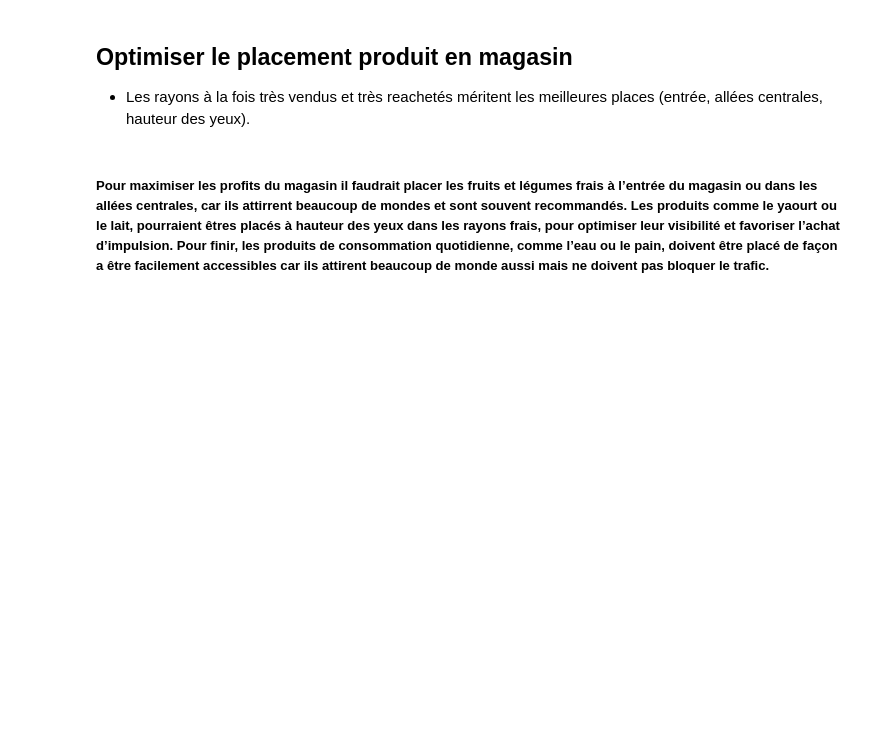
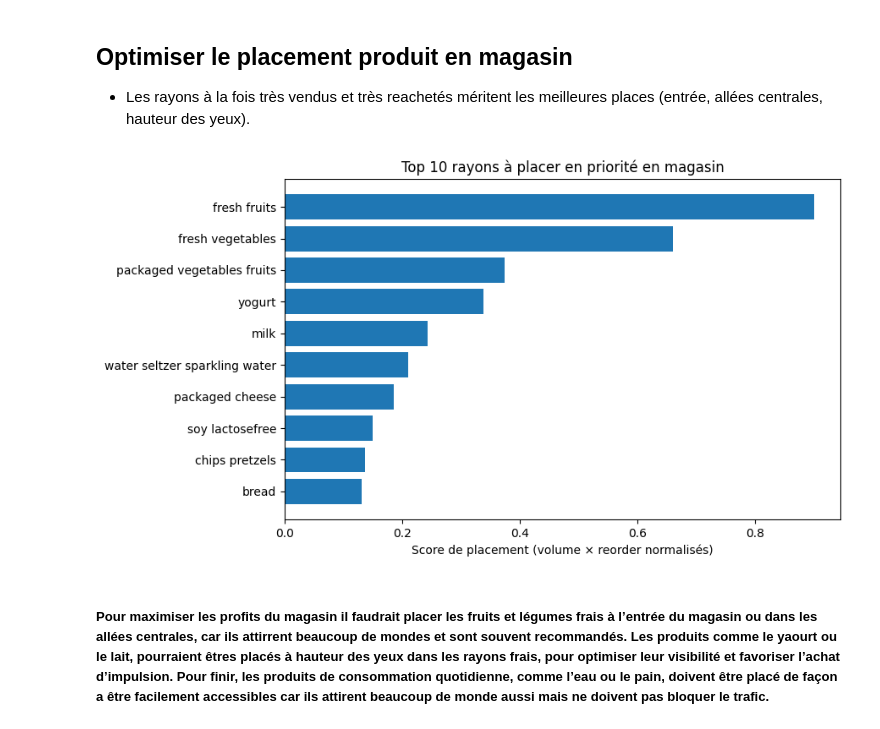
Before and after one commit to LeMatt28/Nextbuy-AI, a Jupyter notebook: notebook.ipynb, the cells around one changed output. Cells and saved outputs as stored; diff of their text form; code cells hidden in the pictures; blank space fills up the shorter version.

Commit message:
add score aisle

```diff
--- a/notebook.ipynb
+++ b/notebook.ipynb
@@ -203,5 +203,34 @@ plt.show()
 ## Optimiser le placement produit en magasin
 
  - Les rayons à la fois très vendus et très reachetés méritent les meilleures places (entrée, allées centrales, hauteur des yeux).
+# %%
+# score de placement par rayon (aisle)
+
+# df (aisle + reordered)
+aisle_stats = (
+    df.groupby("aisle")
+    .agg(volume=("product_id", "count"), reorder_rate=("reordered", "mean"))
+    .reset_index()
+)
+
+# normaliser (sinon ca fausse tout)
+aisle_stats["vol_norm"] = (aisle_stats["volume"] - aisle_stats["volume"].min()) / (aisle_stats["volume"].max() - aisle_stats["volume"].min())
+aisle_stats["ror_norm"] = (aisle_stats["reorder_rate"] - aisle_stats["reorder_rate"].min()) / (aisle_stats["reorder_rate"].max() - aisle_stats["reorder_rate"].min())
+
+# score de l'allée = volume × reorder
+aisle_stats["placement_score"] = aisle_stats["vol_norm"] * aisle_stats["ror_norm"]
+
+# top 10 rayons
+top_aisles = aisle_stats.sort_values("placement_score", ascending=False).head(10)
+
+# graphique
+plt.figure(figsize=(9, 5))
+plt.barh(top_aisles["aisle"][::-1], top_aisles["placement_score"][::-1])
+plt.xlabel("Score de placement (volume × reorder normalisés)")
+plt.title("Top 10 rayons à placer en priorité en magasin")
+plt.tight_layout()
+plt.show()
+# %% [output]
+[figure, added]
 # %% [markdown]
  ##### Pour maximiser les profits du magasin il faudrait placer les fruits et légumes frais à l’entrée du magasin ou dans les allées centrales, car ils attirrent beaucoup de mondes et sont souvent recommandés. Les produits comme le yaourt ou le lait, pourraient êtres placés à hauteur des yeux dans les rayons frais, pour optimiser leur visibilité et favoriser l’achat d’impulsion. Pour finir, les produits de consommation quotidienne, comme  l’eau ou le pain, doivent être placé de façon a être facilement accessibles car ils attirent beaucoup de monde aussi mais ne doivent pas bloquer le trafic.
```
